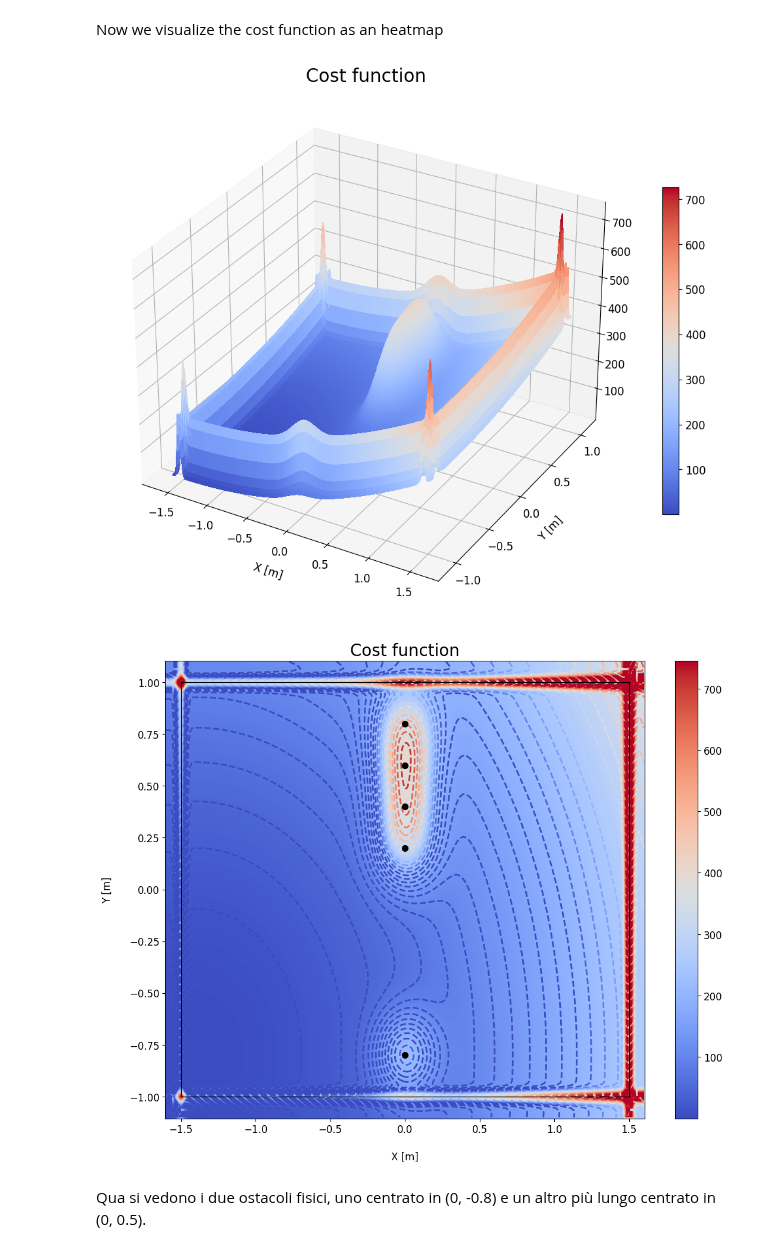
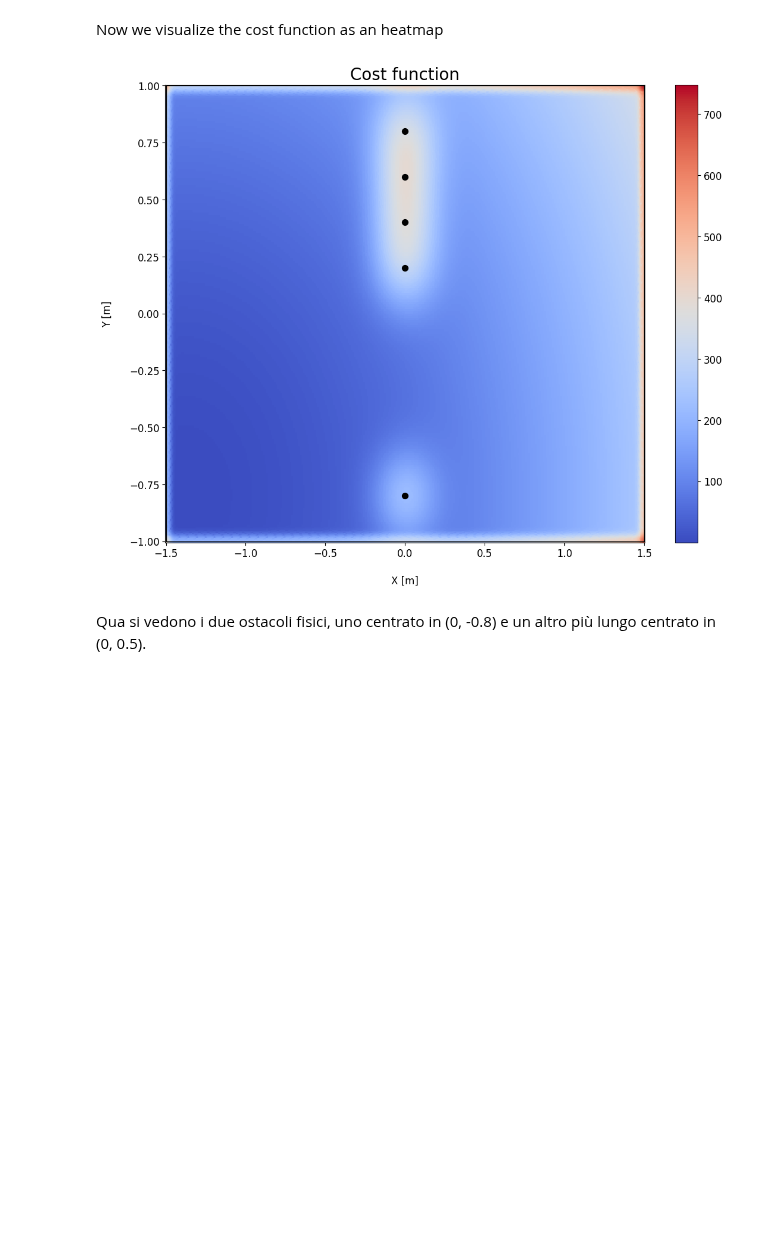
Before and after one commit to my-rice/rovers_navigation, a Jupyter notebook: Project_students_version.ipynb, the cells around one changed output. Cells and saved outputs as stored; diff of their text form; code cells hidden in the pictures; blank space fills up the shorter version.

```diff
--- a/Project_students_version.ipynb
+++ b/Project_students_version.ipynb
@@ -204,10 +204,10 @@ SCENARIOS = {
     'six-robots-towards-walls': {
         'initial_conditions': [
             np.array(np.mat('1.4;0.9; 0')),
-            np.array(np.mat('0;0.9; 1.57')),
+            np.array(np.mat('0.3;0.9; 1.57')),
             np.array(np.mat('1.2;-0.5; 0')),
             np.array(np.mat('-1;0.9; 1.57')),
-            np.array(np.mat('-1.45;0.625; 3.14')),
+            np.array(np.mat('-1.40;0.625; 3.14')),
             np.array(np.mat('0.5;-0.9; -1.57'))],
         'goal_points': GOAL_POINTS_BASELINE,
         'obs_points': OBS_POINTS_BASELINE
@@ -241,7 +243,7 @@ In this section we want to visualize the cost function. First we evaluate the fu
 # Define the grid boundaries
 X_LIMITS = [-1.5, 1.5]
 Y_LIMITS = [-1, 1]
-EPSILON_LIMITS = 0.1 # Used to plot a little bit outside the robotarium boundaries
+EPSILON_LIMITS = 0 # Used to plot a little bit outside the robotarium boundaries
 X_SIZE = X_LIMITS[1]-X_LIMITS[0]+2*EPSILON_LIMITS
 Y_SIZE = Y_LIMITS[1]-Y_LIMITS[0]+2*EPSILON_LIMITS
 
@@ -289,32 +287,31 @@ Now we visualize the cost function as an heatmap
 # %%
 %matplotlib inline
 fig = plt.figure(figsize=(13,10))
 ax = fig.add_subplot()
 ax.set_xlabel('X [m]', labelpad=20)
 ax.set_ylabel('Y [m]', labelpad=20)
 ax.set_title('Cost function', fontdict={'fontsize': 20})
 
 # Plot the heatmap of the cost function
 pcolormesh = ax.pcolormesh(X, Y, costs, cmap='coolwarm', shading='auto', zorder=1)
 
 # Plot the level curves of the cost function
-contour = ax.contour(X, Y, costs, cmap='coolwarm', shading='linear', levels=50, linewidths=2, linestyles='dashed', zorder=2, alpha=1, vmin=200, vmax=400) #vmin and vmax are used to make the contour lines more visible
+contour = ax.contour(X, Y, costs, cmap='coolwarm', shading='linear', levels=50, linewidths=2, linestyles='dashed', zorder=2, alpha=1) #vmin and vmax are used to make the contour lines more visible
 
 # Scatter the obstacle points
 ax.scatter(obs_points[0,:], obs_points[1,:], marker='o', s=50, color='black', zorder=3)
 
 # Add a colorbar
 fig.colorbar(pcolormesh, ax=ax)
 
 # Create a rectangle
 rectangle = Rectangle((X_LIMITS[0], Y_LIMITS[0]), X_LIMITS[1]-X_LIMITS[0], Y_LIMITS[1]-Y_LIMITS[0], fill=False, color="black", linewidth=1, zorder=3)
 # Add the rectangle to the plot
 ax.add_patch(rectangle)
 
 plt.show()
 # %% [output]
-[figure, old version]
+[figure, new version]
-[figure, removed]
 # %% [markdown]
 Qua si vedono i due ostacoli fisici, uno centrato in (0, -0.8) e un altro più lungo centrato in (0, 0.5).
 # %% [markdown]
```
Also changed, not shown: parts of 8 cells of this notebook, 1 other file.
